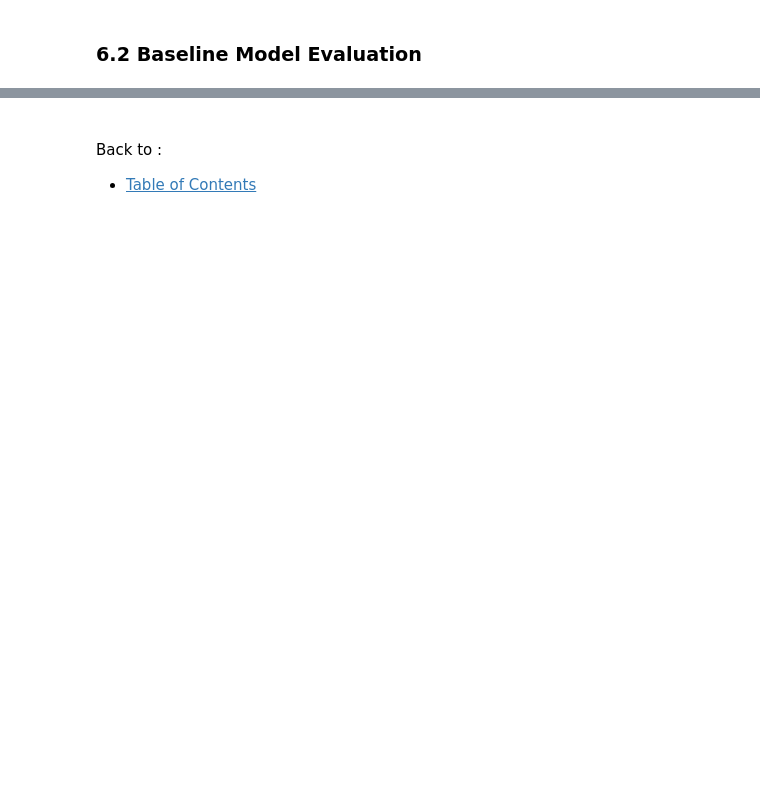
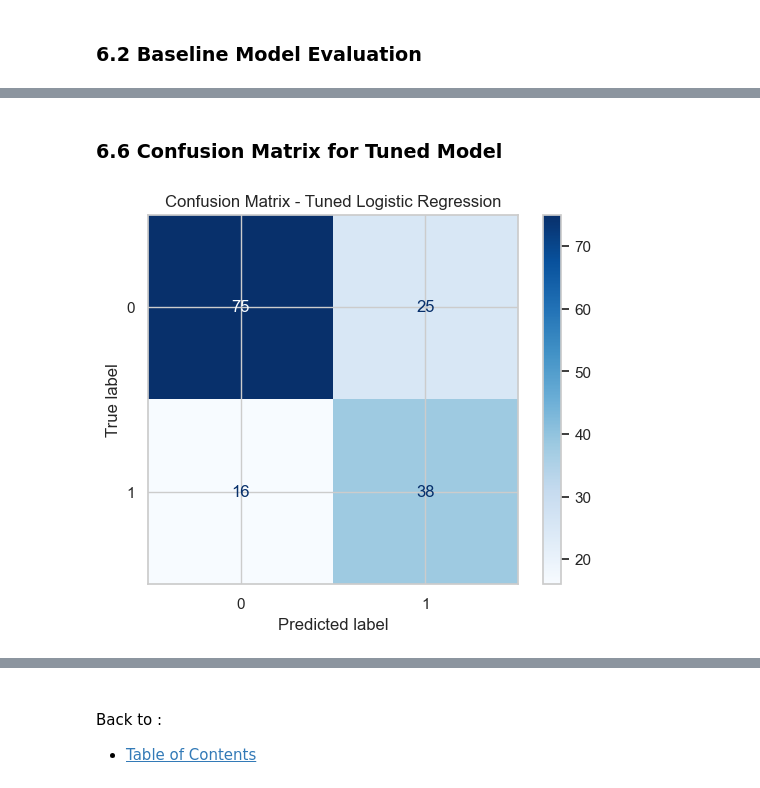
Before and after one commit to Similoluwa224/team_glucose_guard, a Jupyter notebook: capstone_diabetes.ipynb, the cells around one changed output, grey strips where cells are left out. Saved outputs shown, nothing was run; the diff lists cells and outputs as text; code cells hidden in the pictures; blank space fills up the shorter version.

```diff
--- a/capstone_diabetes.ipynb
+++ b/capstone_diabetes.ipynb
@@ -1291,0 +1748,10 @@ NameError: name 'results_df' is not defined
+# %% [markdown]
+### 6.6 Confusion Matrix for Tuned Model
+# %%
+cm = confusion_matrix(y_test, best_pred)
+disp = ConfusionMatrixDisplay(confusion_matrix=cm, display_labels=best_model.classes_)
+disp.plot(cmap='Blues')
+plt.title(f"Confusion Matrix - Tuned {best_model_name}")
+plt.show()
+# %% [output]
+[figure, added]
```
Also changed, not shown: parts of 81 cells of this notebook, 3 other files.
